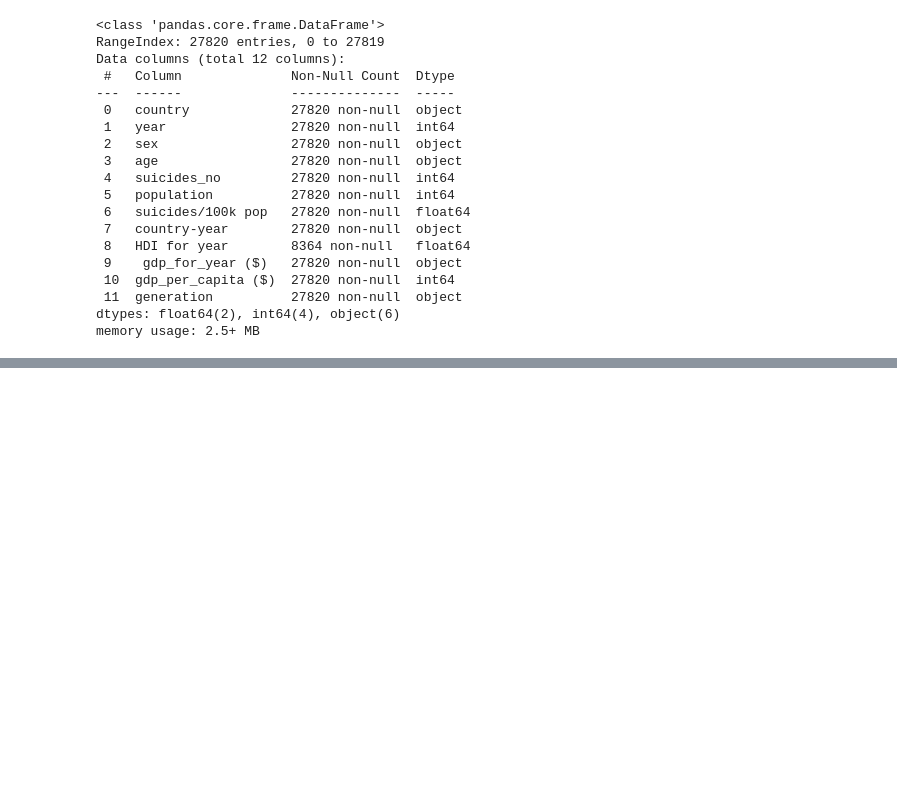
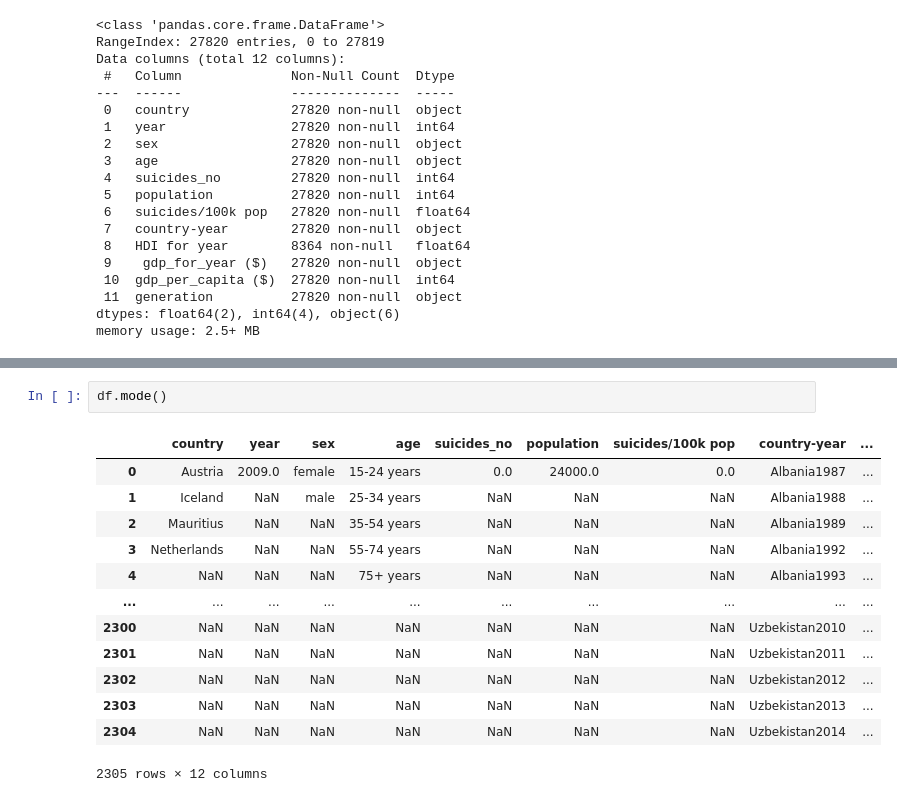
Before and after one commit to keerthanaa-babu/EDA-sem-3, a Jupyter notebook: EDA_lab1.ipynb, the cells around one changed output, grey strips where cells are left out. Cells and saved outputs as stored; diff of their text form; blank space fills up the shorter version.

```diff
--- a/EDA_lab1.ipynb
+++ b/EDA_lab1.ipynb
@@ -63,0 +197,16 @@ df.columns
+# %%
+df.mode()
+# %% [output]
+|  | country | year | sex | age | suicides_no | population | suicides/100k pop | country-year | ... |
+| 0 | Austria | 2009.0 | female | 15-24 years | 0.0 | 24000.0 | 0.0 | Albania1987 | ... |
+| 1 | Iceland | NaN | male | 25-34 years | NaN | NaN | NaN | Albania1988 | ... |
+| 2 | Mauritius | NaN | NaN | 35-54 years | NaN | NaN | NaN | Albania1989 | ... |
+| 3 | Netherlands | NaN | NaN | 55-74 years | NaN | NaN | NaN | Albania1992 | ... |
+| 4 | NaN | NaN | NaN | 75+ years | NaN | NaN | NaN | Albania1993 | ... |
+| ... | ... | ... | ... | ... | ... | ... | ... | ... | ... |
+| 2300 | NaN | NaN | NaN | NaN | NaN | NaN | NaN | Uzbekistan2010 | ... |
+| 2301 | NaN | NaN | NaN | NaN | NaN | NaN | NaN | Uzbekistan2011 | ... |
+| 2302 | NaN | NaN | NaN | NaN | NaN | NaN | NaN | Uzbekistan2012 | ... |
+| 2303 | NaN | NaN | NaN | NaN | NaN | NaN | NaN | Uzbekistan2013 | ... |
+| 2304 | NaN | NaN | NaN | NaN | NaN | NaN | NaN | Uzbekistan2014 | ... |
+2305 rows × 12 columns
```
Also changed, not shown: parts of 46 cells of this notebook.
